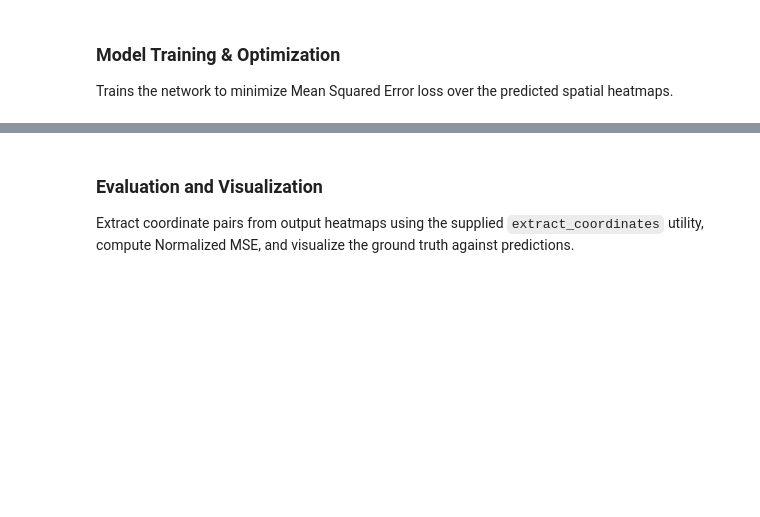
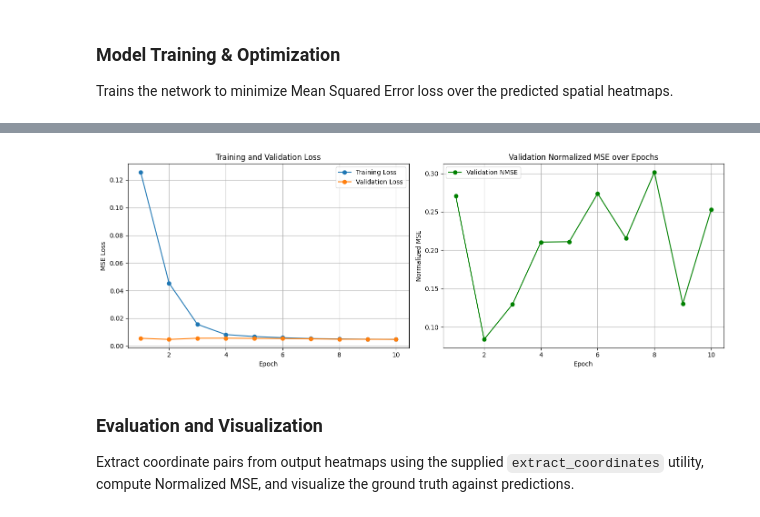
Before and after one commit to nearlyphd/conformer-hto, a Jupyter notebook: notebooks/dfo_correction_angles.ipynb, the cells around one changed output, grey strips where cells are left out. Cells and saved outputs as stored; diff of their text form; code cells hidden in the pictures; blank space fills up the shorter version.

```diff
--- a/notebooks/dfo_correction_angles.ipynb
+++ b/notebooks/dfo_correction_angles.ipynb
@@ -578,10 +579,15 @@ model_keypoint.to(device)
 optimizer = optim.AdamW(model_keypoint.parameters(), lr=1e-4)
 criterion = torch.nn.MSELoss()
 
-# Execute a quick epoch loop
+train_losses = []
+val_losses = []
+val_nmses = []
+
+# Execute a robust epoch loop including loss and NMSE tracking
 if 'train_loader' in locals() and len(train_ds) > 0:
-    model_keypoint.train()
-    for epoch in range(10):
+    for epoch in range(HIP_EPOCHS):
+        # Training Phase
+        model_keypoint.train()
         epoch_loss = 0.0
         for batch in train_loader:
             imgs = batch["image"].to(device)
@@ -595,7 +601,65 @@ if 'train_loader' in locals() and len(train_ds) > 0:
             optimizer.step()
             epoch_loss += loss.item()
 
-        print(f"Epoch {epoch+1} | Training Loss: {epoch_loss/len(train_loader):.6f}")
+        train_loss = epoch_loss / len(train_loader)
+        train_losses.append(train_loss)
+
+        # Validation Phase
+        val_loss = 0.0
+        epoch_preds = []
+        epoch_gts = []
+
+        if 'val_loader' in locals() and len(val_ds) > 0:
+            model_keypoint.eval()
+            with torch.no_grad():
+                for batch in val_loader:
+                    imgs = batch["image"].to(device)
+                    target_hms = batch["heatmap"].to(device)
+                    target_kps = batch["keypoint"]
+
+                    pred_hms = model_keypoint(imgs)
+                    loss = criterion(pred_hms, target_hms)
+                    val_loss += loss.item()
+
+                    pred_coords = extract_coordinates(pred_hms.cpu(), scale_factor=4.0).squeeze(1)
+                    epoch_preds.append(pred_coords)
+                    epoch_gts.append(target_kps)
+
+            val_loss /= len(val_loader)
+            val_losses.append(val_loss)
+
+            all_preds = torch.cat(epoch_preds, dim=0)
+            all_gts = torch.cat(epoch_gts, dim=0)
+
+            diff = all_preds - all_gts
+            mse = torch.mean(torch.sum(diff ** 2, dim=-1))
+            nmse = (mse / (224 ** 2)).item()
+            val_nmses.append(nmse)
+
+        print(f"Epoch {epoch+1} | Training Loss: {train_loss:.6f} | Validation Loss: {val_loss:.6f} | Validation NMSE: {nmse:.6f}")
+
+    # Plotting Training/Validation Loss and NMSE
+    fig, (ax1, ax2) = plt.subplots(1, 2, figsize=(14, 5))
+
+    epochs_range = range(1, len(train_losses) + 1)
+
+    ax1.plot(epochs_range, train_losses, label="Training Loss", marker='o')
+    ax1.plot(epochs_range, val_losses, label="Validation Loss", marker='o')
+    ax1.set_xlabel("Epoch")
+    ax1.set_ylabel("MSE Loss")
+    ax1.set_title("Training and Validation Loss")
+    ax1.legend()
+    ax1.grid(True)
+
+    ax2.plot(epochs_range, val_nmses, label="Validation NMSE", color="green", marker='o')
+    ax2.set_xlabel("Epoch")
+    ax2.set_ylabel("Normalized MSE")
+    ax2.set_title("Validation Normalized MSE over Epochs")
+    ax2.legend()
+    ax2.grid(True)
+
+    plt.tight_layout()
+    plt.show()
 else:
-    print("Skipping actual Conformer training loop due to missing local dataset.")
+    print("Skipping Conformer training loop and plots due to missing local dataset.")
 # %% [output]
@@ -612,3 +676,4 @@ Epoch 10 | Training Loss: 0.004777
+[figure, added]
 # %% [markdown]
 ### Evaluation and Visualization
 
```
Also changed, not shown: parts of 7 cells of this notebook.
